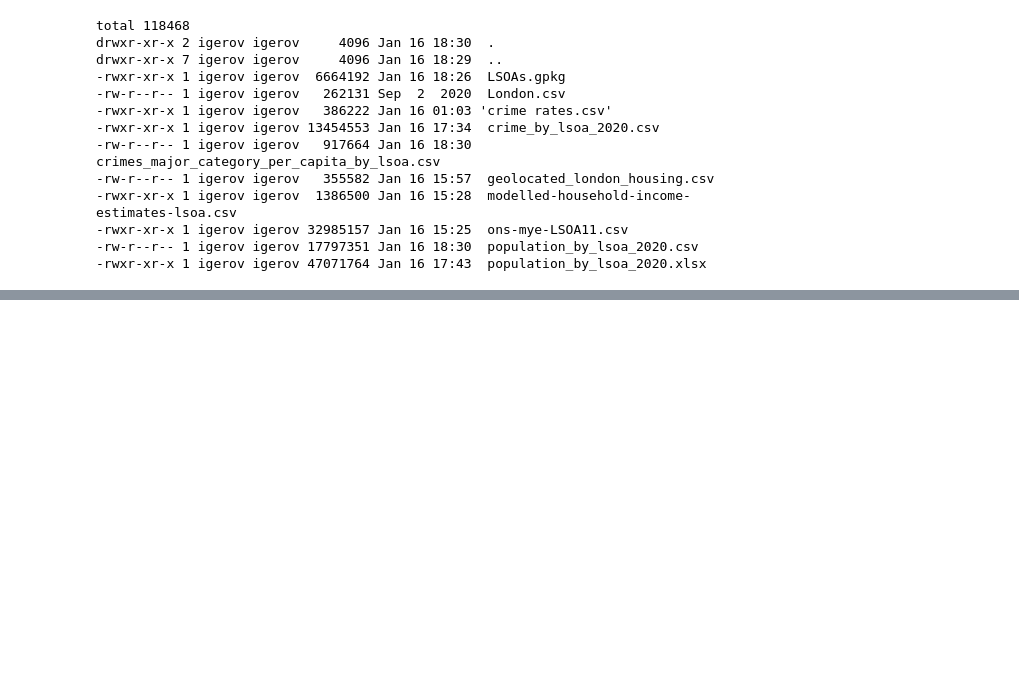
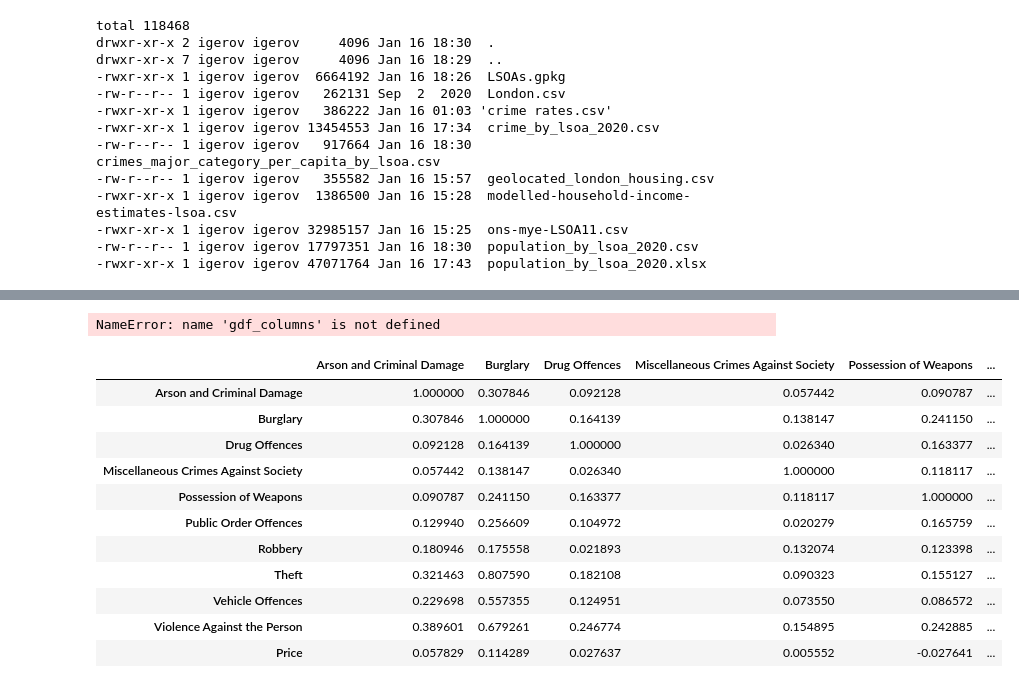
Before and after one commit to ivan-gerov/london_housing_prices, a Jupyter notebook: analysis.ipynb, the cells around one changed output, grey strips where cells are left out. Cells and saved outputs as stored; diff of their text form; code cells hidden in the pictures; blank space fills up the shorter version.

```diff
--- a/analysis.ipynb
+++ b/analysis.ipynb
@@ -180,0 +234,19 @@ drwxr-xr-x 7 igerov igerov     4096 Jan 16 18:29  ..
+# %%
+gdf_column
+# %% [output]
+NameError: name 'gdf_columns' is not defined
+# %%
+gdf_final[features + target].corr()
+# %% [output]
+|  | Arson and Criminal Damage | Burglary | Drug Offences | Miscellaneous Crimes Against Society | Possession of Weapons | ... |
+| Arson and Criminal Damage | 1.000000 | 0.307846 | 0.092128 | 0.057442 | 0.090787 | ... |
+| Burglary | 0.307846 | 1.000000 | 0.164139 | 0.138147 | 0.241150 | ... |
+| Drug Offences | 0.092128 | 0.164139 | 1.000000 | 0.026340 | 0.163377 | ... |
+| Miscellaneous Crimes Against Society | 0.057442 | 0.138147 | 0.026340 | 1.000000 | 0.118117 | ... |
+| Possession of Weapons | 0.090787 | 0.241150 | 0.163377 | 0.118117 | 1.000000 | ... |
+| Public Order Offences | 0.129940 | 0.256609 | 0.104972 | 0.020279 | 0.165759 | ... |
+| Robbery | 0.180946 | 0.175558 | 0.021893 | 0.132074 | 0.123398 | ... |
+| Theft | 0.321463 | 0.807590 | 0.182108 | 0.090323 | 0.155127 | ... |
+| Vehicle Offences | 0.229698 | 0.557355 | 0.124951 | 0.073550 | 0.086572 | ... |
+| Violence Against the Person | 0.389601 | 0.679261 | 0.246774 | 0.154895 | 0.242885 | ... |
+| Price | 0.057829 | 0.114289 | 0.027637 | 0.005552 | -0.027641 | ... |
```
Also changed, not shown: parts of 12 cells of this notebook, 2 other files.
